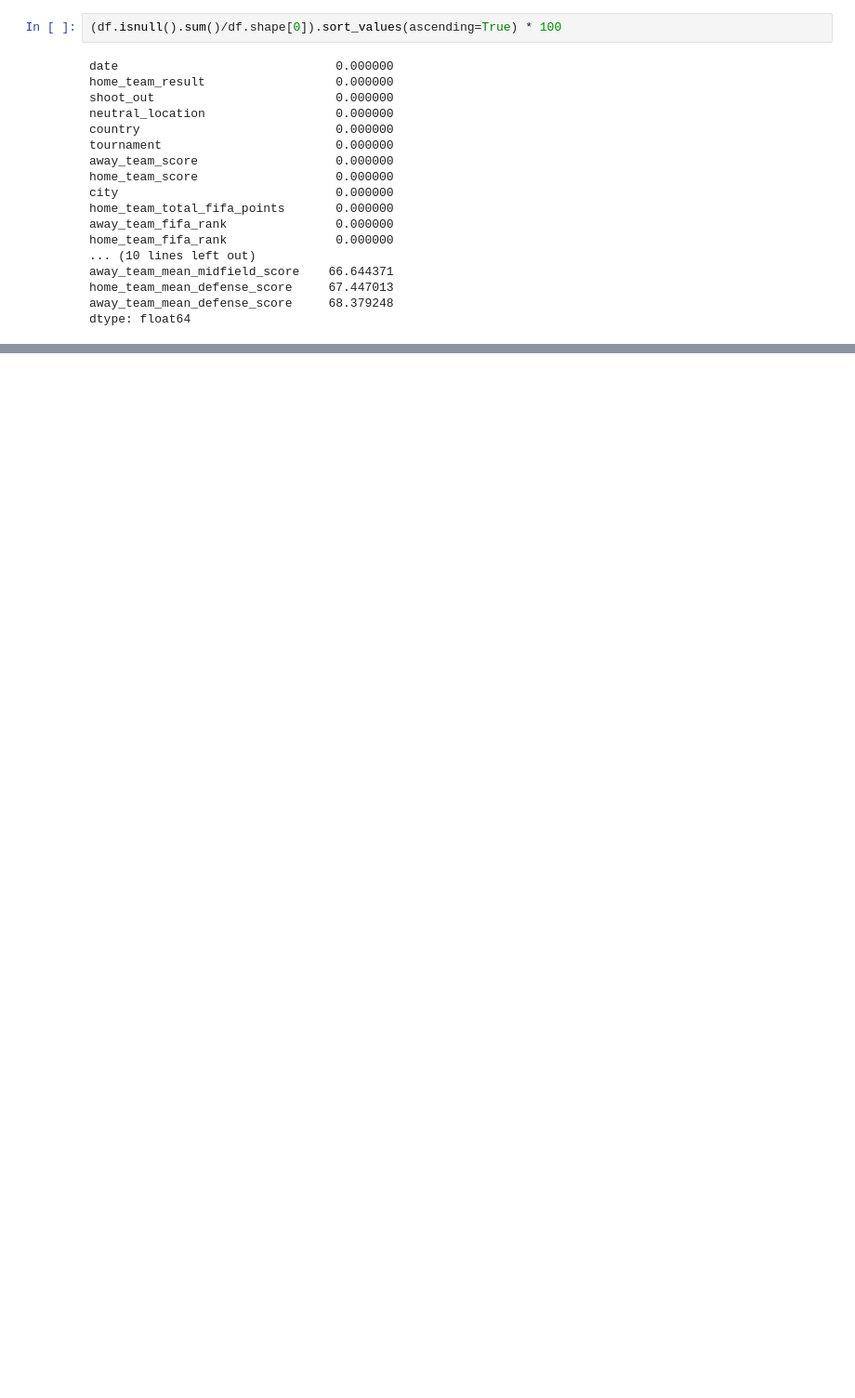
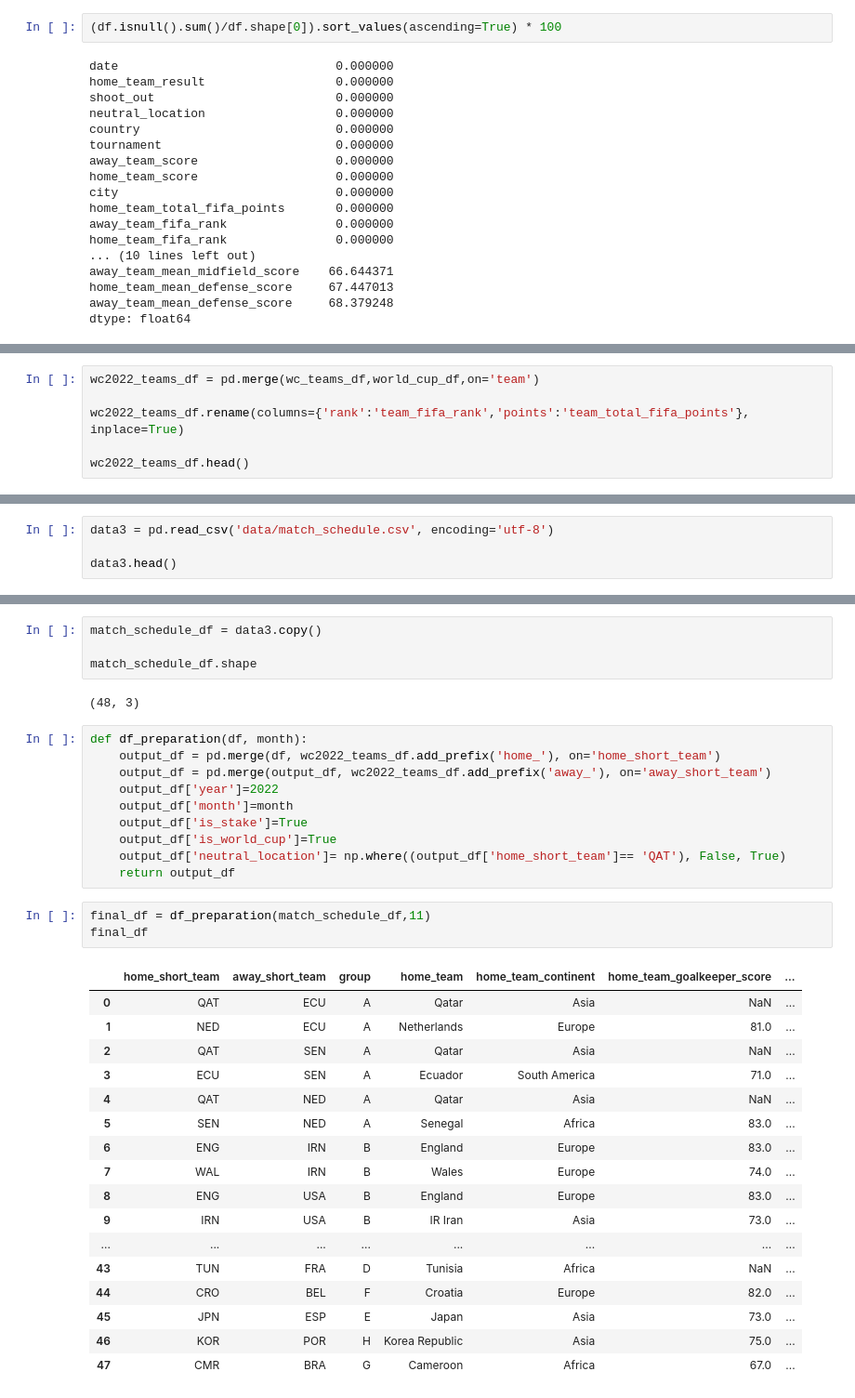
Before and after one commit to GuichardB/FIFA_World_Cup_2022_Predictions, a Jupyter notebook: notebook.ipynb, the cells around one changed output, grey strips where cells are left out. Shown at 93% size. Cells and saved outputs as stored; diff of their text form; blank space fills up the shorter version.

```diff
--- a/notebook.ipynb
+++ b/notebook.ipynb
@@ -204,0 +444,6 @@ def encodage(df):
+# %%
+wc2022_teams_df = pd.merge(wc_teams_df,world_cup_df,on='team')
+
+wc2022_teams_df.rename(columns={'rank':'team_fifa_rank','points':'team_total_fifa_points'}, inplace=True)
+
+wc2022_teams_df.head()
@@ -204,0 +457,4 @@ def encodage(df):
+# %%
+data3 = pd.read_csv('data/match_schedule.csv', encoding='utf-8')
+
+data3.head()
@@ -204,0 +468,37 @@ def encodage(df):
+# %%
+match_schedule_df = data3.copy()
+
+match_schedule_df.shape
+# %% [output]
+(48, 3)
+# %%
+def df_preparation(df, month):
+    output_df = pd.merge(df, wc2022_teams_df.add_prefix('home_'), on='home_short_team')
+    output_df = pd.merge(output_df, wc2022_teams_df.add_prefix('away_'), on='away_short_team')
+    output_df['year']=2022
+    output_df['month']=month
+    output_df['is_stake']=True
+    output_df['is_world_cup']=True
+    output_df['neutral_location']= np.where((output_df['home_short_team']== 'QAT'), False, True)
+    return output_df
+# %%
+final_df = df_preparation(match_schedule_df,11)
+final_df
+# %% [output]
+|  | home_short_team | away_short_team | group | home_team | home_team_continent | home_team_goalkeeper_score | ... |
+| 0 | QAT | ECU | A | Qatar | Asia | NaN | ... |
+| 1 | NED | ECU | A | Netherlands | Europe | 81.0 | ... |
+| 2 | QAT | SEN | A | Qatar | Asia | NaN | ... |
+| 3 | ECU | SEN | A | Ecuador | South America | 71.0 | ... |
+| 4 | QAT | NED | A | Qatar | Asia | NaN | ... |
+| 5 | SEN | NED | A | Senegal | Africa | 83.0 | ... |
+| 6 | ENG | IRN | B | England | Europe | 83.0 | ... |
+| 7 | WAL | IRN | B | Wales | Europe | 74.0 | ... |
+| 8 | ENG | USA | B | England | Europe | 83.0 | ... |
+| 9 | IRN | USA | B | IR Iran | Asia | 73.0 | ... |
+| ... | ... | ... | ... | ... | ... | ... | ... |
+| 43 | TUN | FRA | D | Tunisia | Africa | NaN | ... |
+| 44 | CRO | BEL | F | Croatia | Europe | 82.0 | ... |
+| 45 | JPN | ESP | E | Japan | Asia | 73.0 | ... |
+| 46 | KOR | POR | H | Korea Republic | Asia | 75.0 | ... |
+| 47 | CMR | BRA | G | Cameroon | Africa | 67.0 | ... |
```
Also changed, not shown: parts of 69 cells of this notebook, 6 other files.
